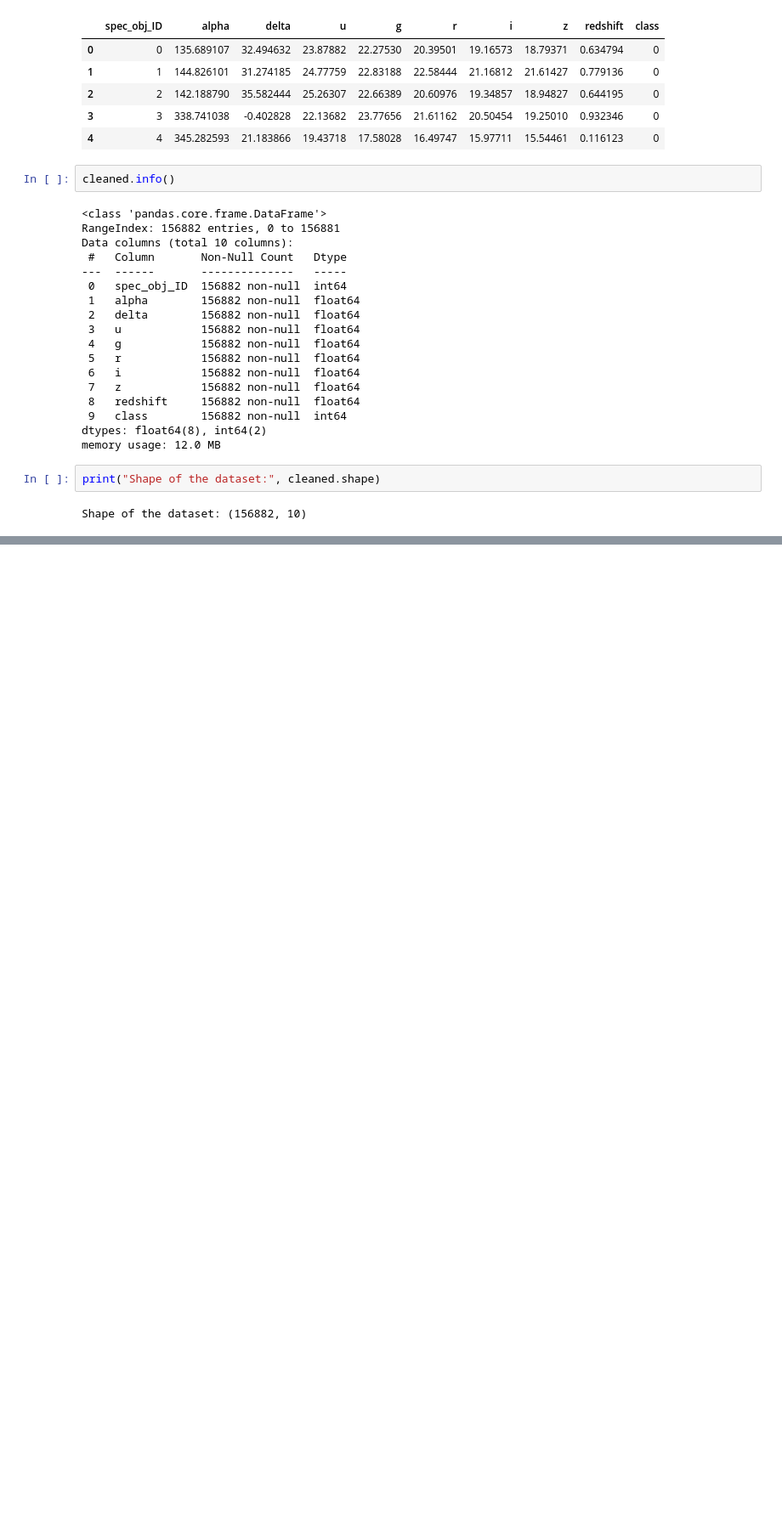
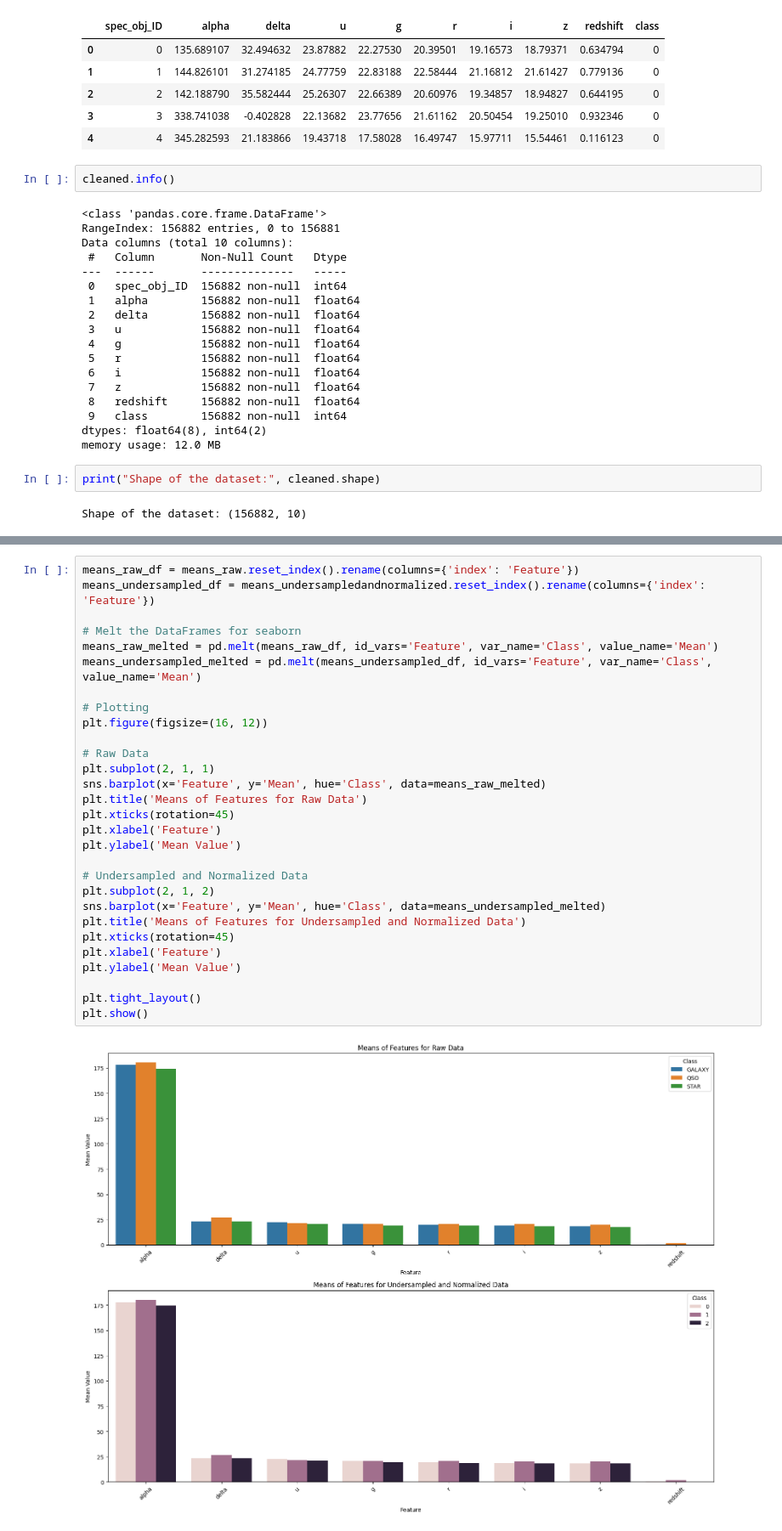
Before and after one commit to jonnneehh/STINTSY-MachineProject, a Jupyter notebook: datasetPreparation.ipynb, the cells around one changed output, grey strips where cells are left out. Shown at 85% size. Saved outputs shown, nothing was run; the diff lists cells and outputs as text; blank space fills up the shorter version.

```diff
--- a/datasetPreparation.ipynb
+++ b/datasetPreparation.ipynb
@@ -512,3 +496,34 @@ r          19.582271   20.624089   18.943975
 i          18.846684   20.431173   18.541259
 z          18.445271   20.266732   18.331488
 redshift    0.420398    1.719676   -0.000114
+# %%
+means_raw_df = means_raw.reset_index().rename(columns={'index': 'Feature'})
+means_undersampled_df = means_undersampledandnormalized.reset_index().rename(columns={'index': 'Feature'})
+
+# Melt the DataFrames for seaborn
+means_raw_melted = pd.melt(means_raw_df, id_vars='Feature', var_name='Class', value_name='Mean')
+means_undersampled_melted = pd.melt(means_undersampled_df, id_vars='Feature', var_name='Class', value_name='Mean')
+
+# Plotting
+plt.figure(figsize=(16, 12))
+
+# Raw Data
+plt.subplot(2, 1, 1)
+sns.barplot(x='Feature', y='Mean', hue='Class', data=means_raw_melted)
+plt.title('Means of Features for Raw Data')
+plt.xticks(rotation=45)
+plt.xlabel('Feature')
+plt.ylabel('Mean Value')
+
+# Undersampled and Normalized Data
+plt.subplot(2, 1, 2)
+sns.barplot(x='Feature', y='Mean', hue='Class', data=means_undersampled_melted)
+plt.title('Means of Features for Undersampled and Normalized Data')
+plt.xticks(rotation=45)
+plt.xlabel('Feature')
+plt.ylabel('Mean Value')
+
+plt.tight_layout()
+plt.show()
+# %% [output]
+[figure, added]
```
Also changed, not shown: parts of 5 cells of this notebook.
